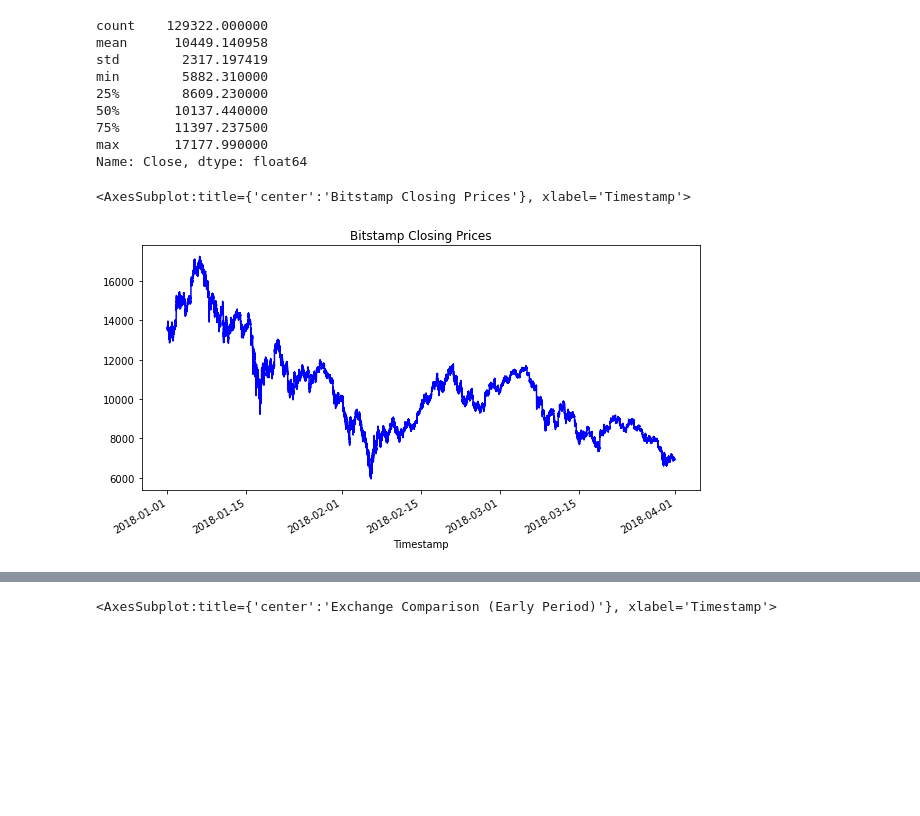
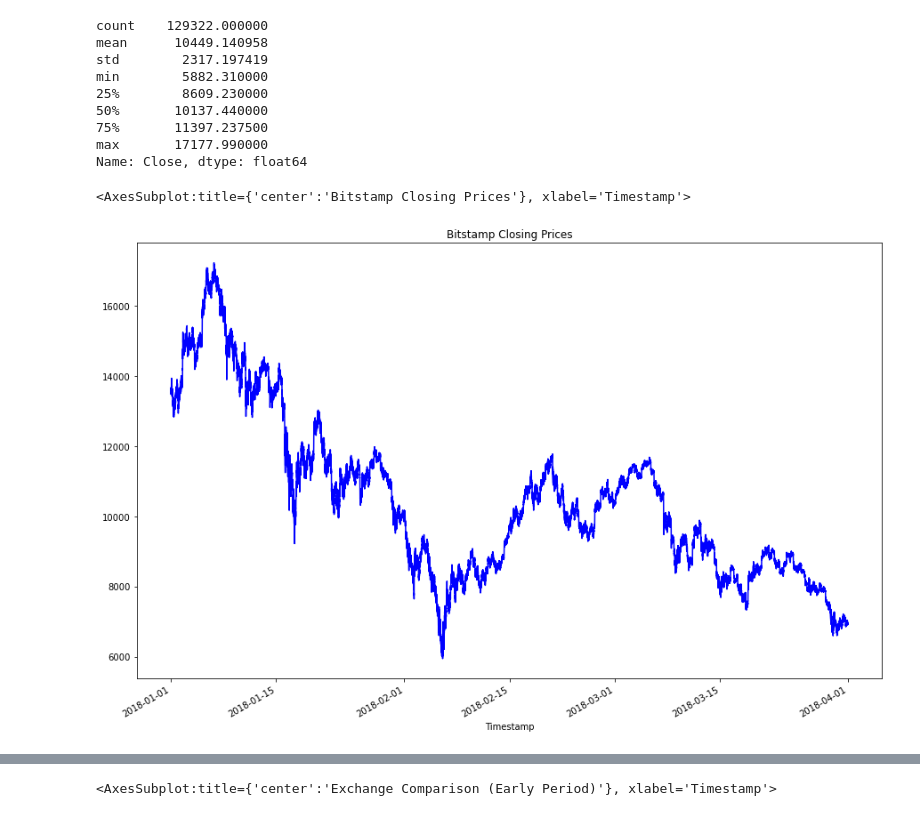
Before and after one commit to Amora987/Challenge-3, a Jupyter notebook: Starter_Code/crypto_arbitrage.ipynb, the cells around one changed output, grey strips where cells are left out. Cells and saved outputs as stored; diff of their text form; code cells hidden in the pictures; blank space fills up the shorter version.

```diff
--- a/Starter_Code/crypto_arbitrage.ipynb
+++ b/Starter_Code/crypto_arbitrage.ipynb
@@ -230,11 +230,11 @@ Name: Close, dtype: float64
 # %%
 # Create a line plot for the bitstamp DataFrame for the full length of time in the dataset
 # Be sure that the figure size, title, and color are tailored to each visualization
 # YOUR CODE HERE
-bitstamp_sliced.plot(figsize=(10,5),title= "Bitstamp Closing Prices", color = "Blue")
+bitstamp_sliced.plot(figsize=(15,10),title= "Bitstamp Closing Prices", color = "Blue")
 # %% [output]
 <AxesSubplot:title={'center':'Bitstamp Closing Prices'}, xlabel='Timestamp'>
-[figure, old version]
+[figure, new version]
 # %%
 # Create a line plot for the coinbase DataFrame for the full length of time in the dataset
 # Be sure that the figure size, title, and color are tailored to each visualization
```
Also changed, not shown: parts of 38 cells of this notebook, 1 other file.
